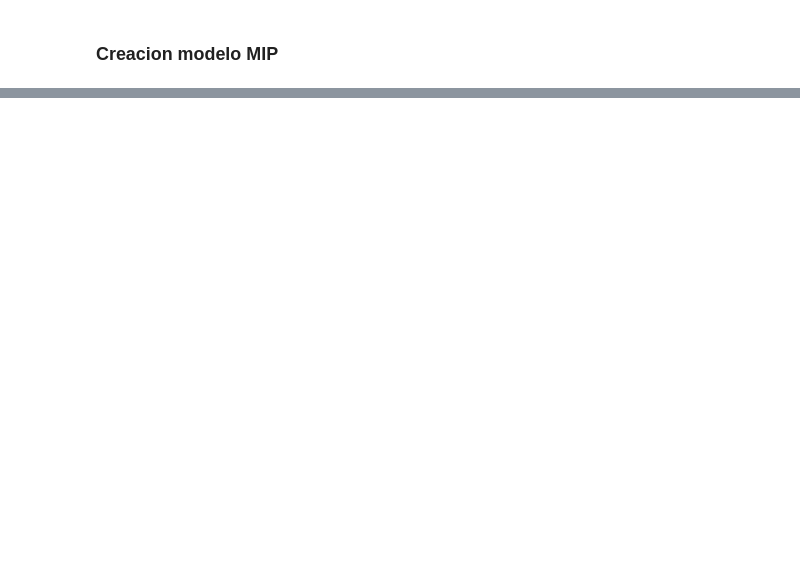
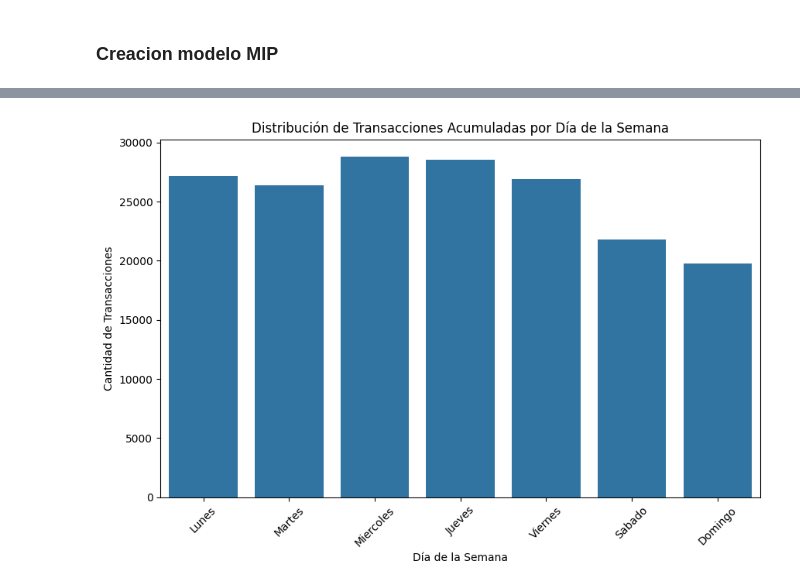
Before and after one commit to dtorresg/SCM-Challenge, a Jupyter notebook: SCM-Challenge.ipynb, the cells around one changed output, grey strips where cells are left out. Cells and saved outputs as stored; diff of their text form; code cells hidden in the pictures; blank space fills up the shorter version.

```diff
--- a/SCM-Challenge.ipynb
+++ b/SCM-Challenge.ipynb
@@ -110,0 +525,27 @@ m = mip.Model()
+# %%
+# Crear una nueva columna para el día de la semana (0=lunes, 6=domingo)
+df['Dia_Semana'] = df['Fecha'].dt.dayofweek  # Esto devuelve un entero del 0 al 6
+
+# Sumar las transacciones por día de la semana
+transacciones_por_dia = df[df["Driver"] == "CANTIDAD_TRX"].groupby('Dia_Semana')[columnas_horas].sum().sum(axis=1)
+
+# Reordenar los días de la semana
+dias_orden = ['Lunes', 'Martes', 'Miercoles', 'Jueves', 'Viernes', 'Sabado', 'Domingo']
+transacciones_por_dia = transacciones_por_dia.reindex(range(7))  # Asegurarse de que todos los días estén presentes
+transacciones_por_dia.index = dias_orden  # Cambiar el índice a los nombres de los días
+
+# Graficar la distribución de transacciones por día de la semana
+plt.figure(figsize=(10, 6))
+ax = sns.barplot(x=transacciones_por_dia.index, y=transacciones_por_dia.values)
+
+# Añadir los valores encima de cada barra
+# for i, valor in enumerate(transacciones_por_dia.values):
+#     ax.text(i, valor + 0.5, f'{valor:.0f}', ha='center', va='bottom')
+
+plt.xticks(rotation=45)
+plt.title('Distribución de Transacciones Acumuladas por Día de la Semana')
+plt.ylabel('Cantidad de Transacciones')
+plt.xlabel('Día de la Semana')
+plt.show()
+# %% [output]
+[figure, added]
```
Also changed, not shown: parts of 55 cells of this notebook.
